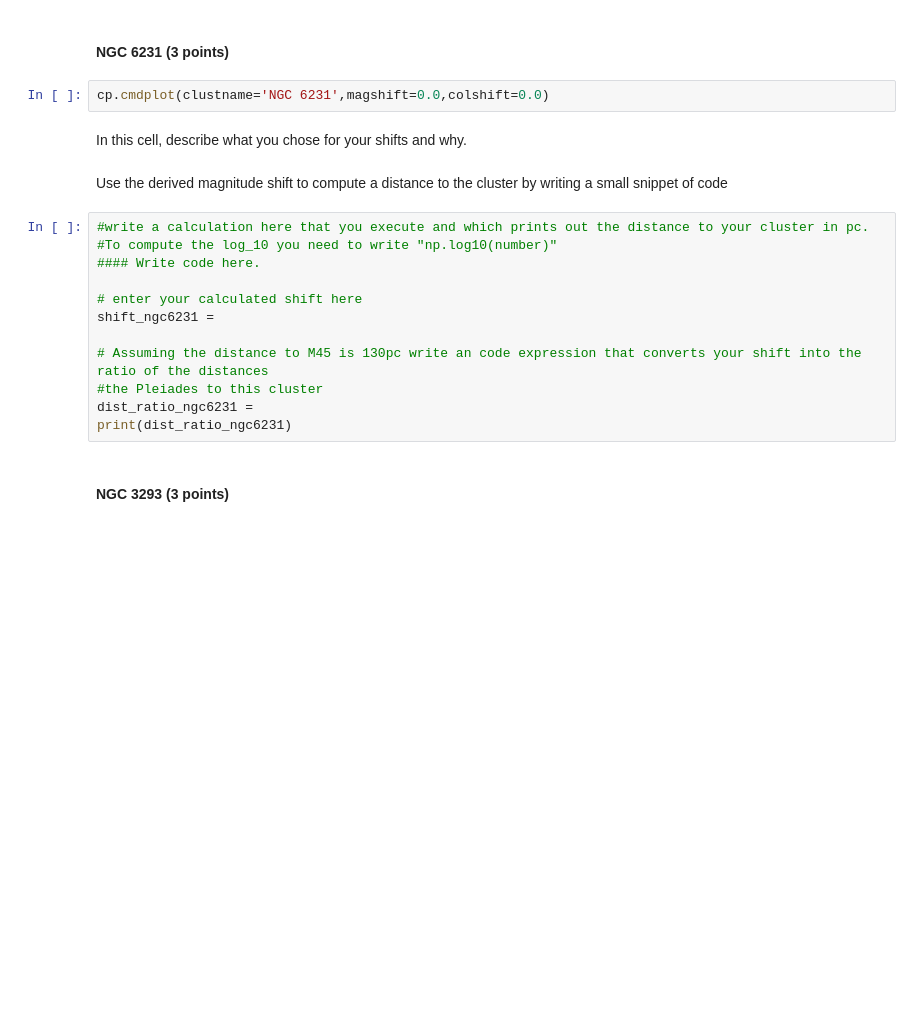
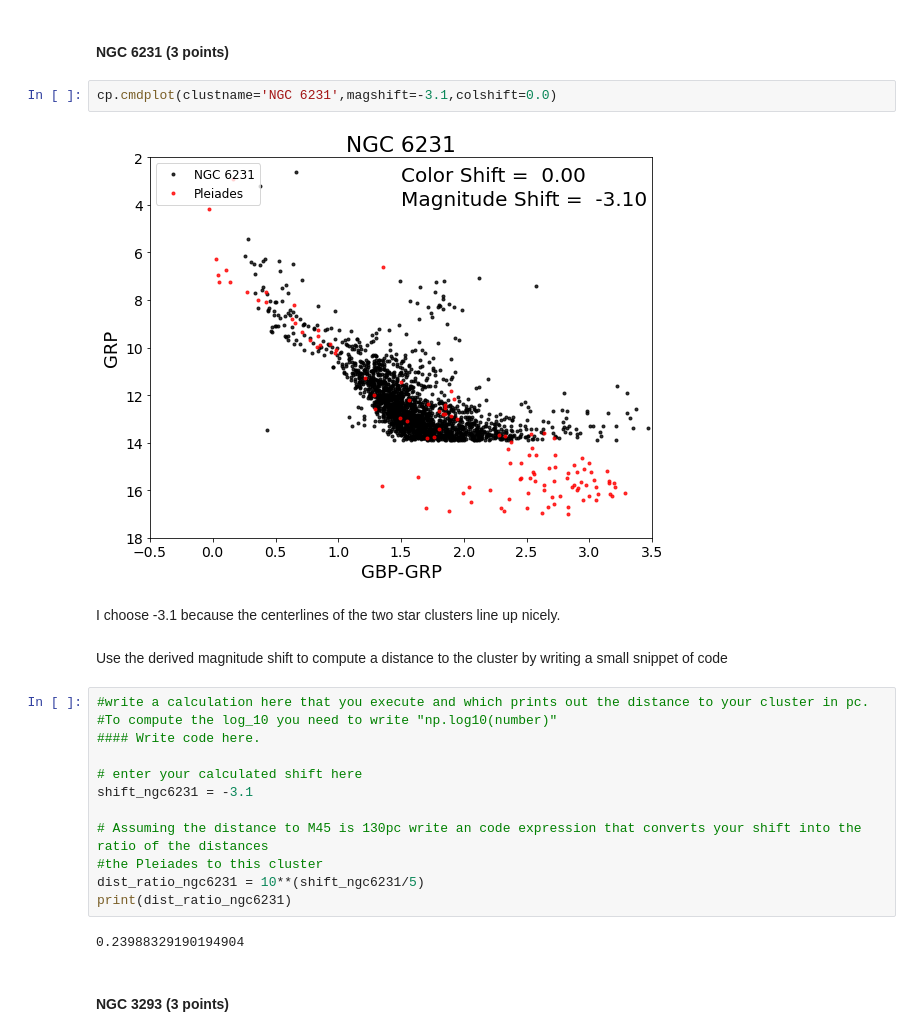
Before and after one commit to weslumundo/CMD_distmod_student, a Jupyter notebook: cluster_plot_student.ipynb, the cells around one changed output. Saved outputs shown, nothing was run; the diff lists cells and outputs as text; blank space fills up the shorter version.

```diff
--- a/cluster_plot_student.ipynb
+++ b/cluster_plot_student.ipynb
@@ -77,9 +86,11 @@ print(dist_ratio_m36)
 # %% [markdown]
 #### NGC 6231  (3 points)
 # %%
-cp.cmdplot(clustname='NGC 6231',magshift=0.0,colshift=0.0)
+cp.cmdplot(clustname='NGC 6231',magshift=-3.1,colshift=0.0)
+# %% [output]
+[figure, added]
-# %% [markdown]
-In this cell, describe what you chose for your shifts and why.
+# %% [markdown]
+I choose -3.1 because the centerlines of the two star clusters line up nicely.
 # %% [markdown]
 Use the derived magnitude shift to compute a distance to the cluster by writing a small snippet of code
 # %%
@@ -88,12 +99,14 @@ Use the derived magnitude shift to compute a distance to the cluster by writing
 #### Write code here.
 
 # enter your calculated shift here
-shift_ngc6231 =
+shift_ngc6231 = -3.1
 
 # Assuming the distance to M45 is 130pc write an code expression that converts your shift into the ratio of the distances
 #the Pleiades to this cluster
-dist_ratio_ngc6231 =
+dist_ratio_ngc6231 = 10**(shift_ngc6231/5)
 print(dist_ratio_ngc6231)
+# %% [output]
+0.23988329190194904
 # %% [markdown]
 #### NGC 3293  (3 points)
 # %%
```
Also changed, not shown: parts of 15 cells of this notebook.
